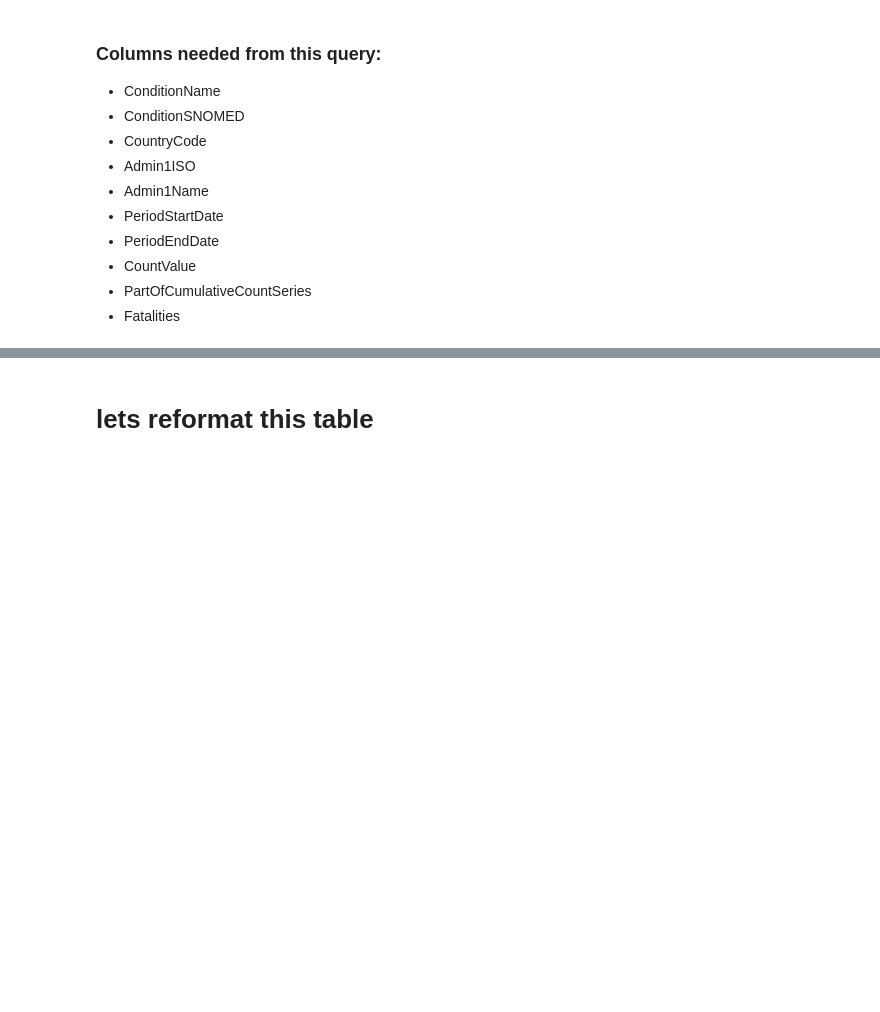
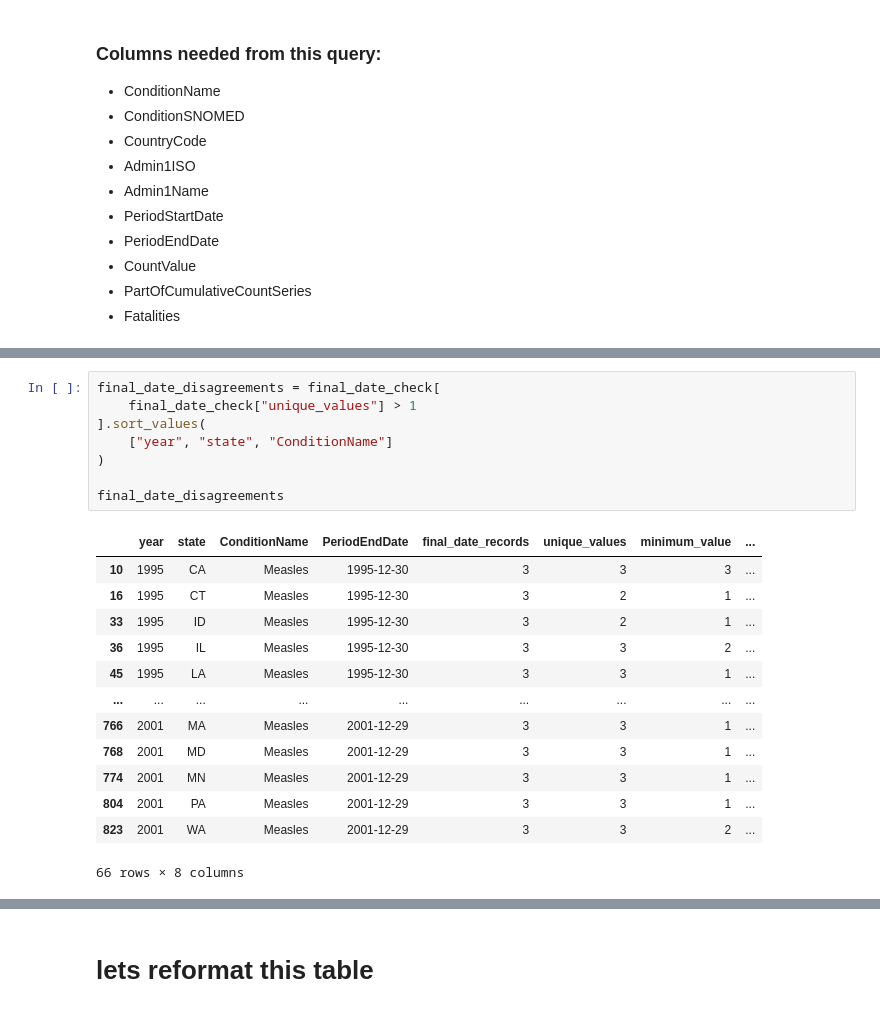
Before and after one commit to FusRaDa/biot670i_capstone_vaccination_project, a Jupyter notebook: rada_notebooks/99_tycho_api.ipynb, the cells around one changed output, grey strips where cells are left out. Saved outputs shown, nothing was run; the diff lists cells and outputs as text; blank space fills up the shorter version.

```diff
--- a/rada_notebooks/99_tycho_api.ipynb
+++ b/rada_notebooks/99_tycho_api.ipynb
@@ -258,0 +395,22 @@ cases_wide_df.head()
+# %%
+final_date_disagreements = final_date_check[
+    final_date_check["unique_values"] > 1
+].sort_values(
+    ["year", "state", "ConditionName"]
+)
+
+final_date_disagreements
+# %% [output]
+|  | year | state | ConditionName | PeriodEndDate | final_date_records | unique_values | minimum_value | ... |
+| 10 | 1995 | CA | Measles | 1995-12-30 | 3 | 3 | 3 | ... |
+| 16 | 1995 | CT | Measles | 1995-12-30 | 3 | 2 | 1 | ... |
+| 33 | 1995 | ID | Measles | 1995-12-30 | 3 | 2 | 1 | ... |
+| 36 | 1995 | IL | Measles | 1995-12-30 | 3 | 3 | 2 | ... |
+| 45 | 1995 | LA | Measles | 1995-12-30 | 3 | 3 | 1 | ... |
+| ... | ... | ... | ... | ... | ... | ... | ... | ... |
+| 766 | 2001 | MA | Measles | 2001-12-29 | 3 | 3 | 1 | ... |
+| 768 | 2001 | MD | Measles | 2001-12-29 | 3 | 3 | 1 | ... |
+| 774 | 2001 | MN | Measles | 2001-12-29 | 3 | 3 | 1 | ... |
+| 804 | 2001 | PA | Measles | 2001-12-29 | 3 | 3 | 1 | ... |
+| 823 | 2001 | WA | Measles | 2001-12-29 | 3 | 3 | 2 | ... |
+66 rows × 8 columns
```
Also changed, not shown: parts of 33 cells of this notebook, 5 other files.
